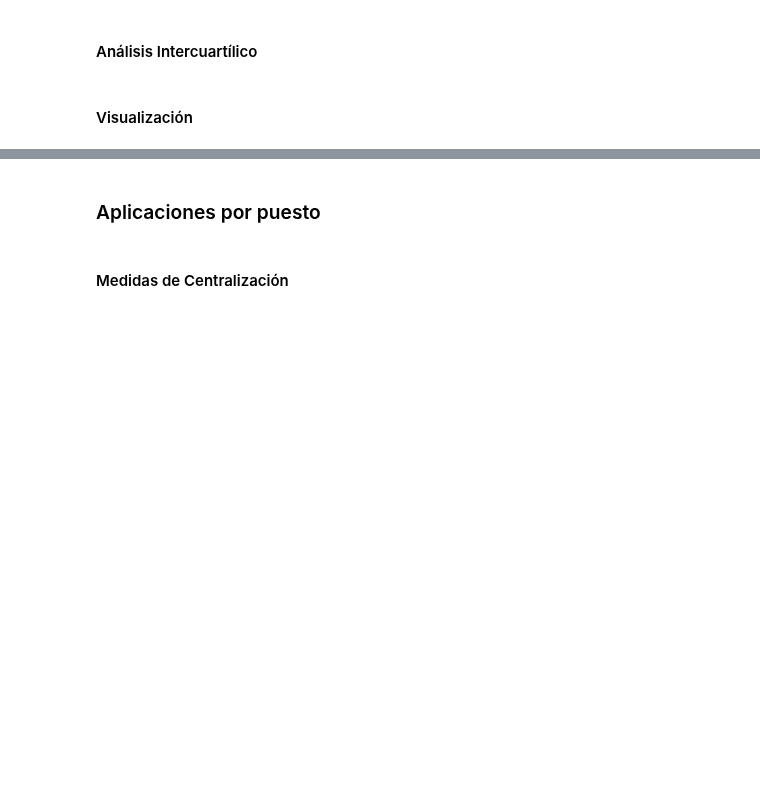
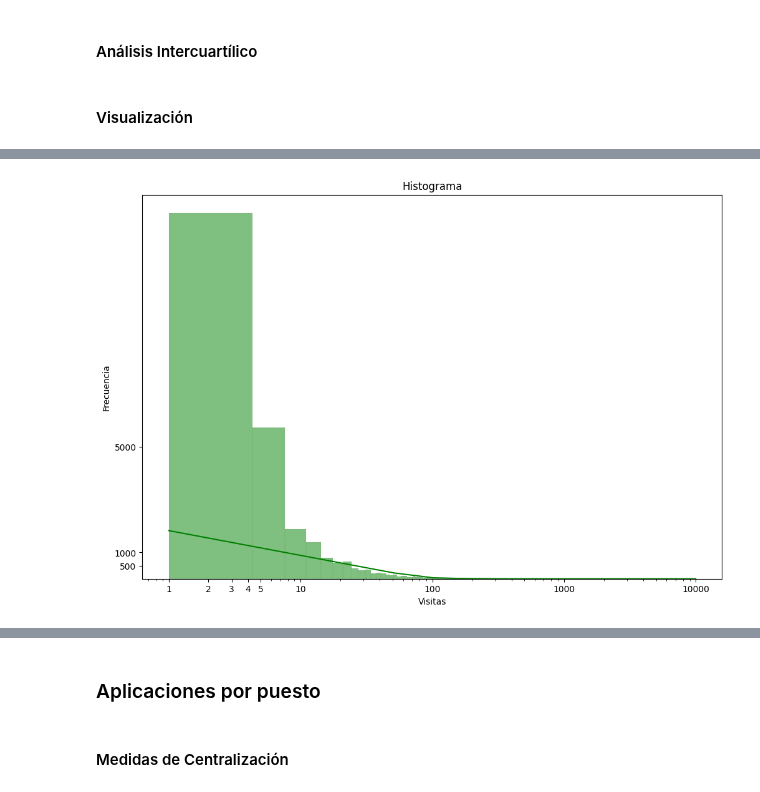
Before and after one commit to sarahcoral/ProyectoABD, a Jupyter notebook: proyectoabdbook/_build/jupyter_execute/visualization_notebooks/descriptive_analysis.ipynb, the cells around one changed output, grey strips where cells are left out. Cells and saved outputs as stored; diff of their text form; code cells hidden in the pictures; blank space fills up the shorter version.

```diff
--- a/proyectoabdbook/_build/jupyter_execute/visualization_notebooks/descriptive_analysis.ipynb
+++ b/proyectoabdbook/_build/jupyter_execute/visualization_notebooks/descriptive_analysis.ipynb
@@ -415,0 +454,28 @@ plt.show()
+# %%
+# Plotting the histogram
+plt.figure(figsize=(12, 8))
+sns.histplot(views, kde=True, color='green', bins=3000)
+plt.title('Histograma')
+plt.xlabel('Visitas')
+plt.ylabel('Frecuencia')
+
+# Set the x and y axes to a logarithmic scale
+plt.xscale('log')
+#plt.yscale('log')
+
+# Custom tick values for x and y axes
+x_ticks = [1, 2, 3, 4, 5, 10, 100, 1000, 10000]  # Example tick values for the x-axis
+y_ticks = [500, 1000, 5000]  # Example tick values for the y-axis
+
+# Apply custom ticks to both axes
+plt.gca().set_xticks(x_ticks)
+plt.gca().set_yticks(y_ticks)
+
+# Optionally, format the ticks for better readability
+plt.gca().xaxis.set_major_formatter(ticker.FuncFormatter(lambda x, _: f'{int(x)}'))
+plt.gca().yaxis.set_major_formatter(ticker.FuncFormatter(lambda y, _: f'{int(y)}'))
+
+# Display the plot
+plt.show()
+# %% [output]
+[figure, added]
```
Also changed, not shown: parts of 18 cells of this notebook, 41 other files.
